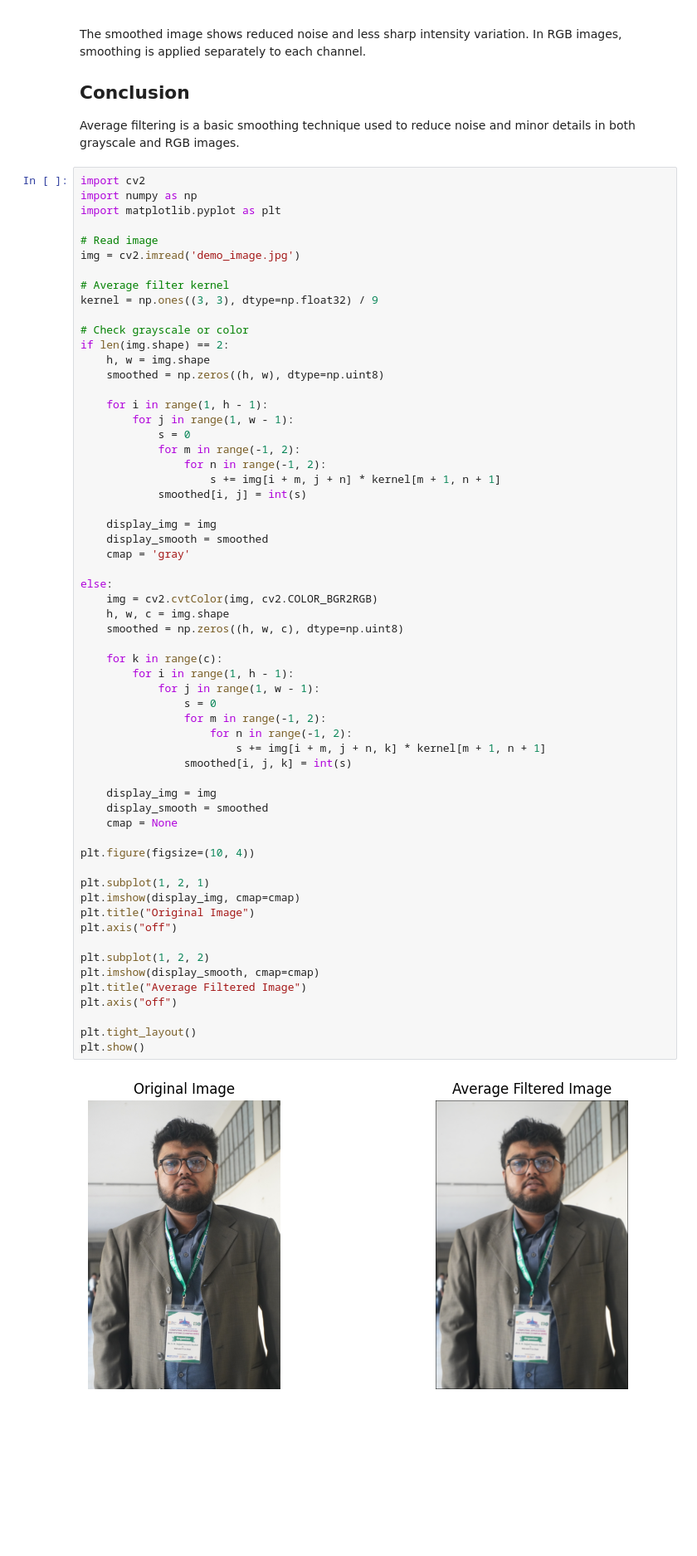
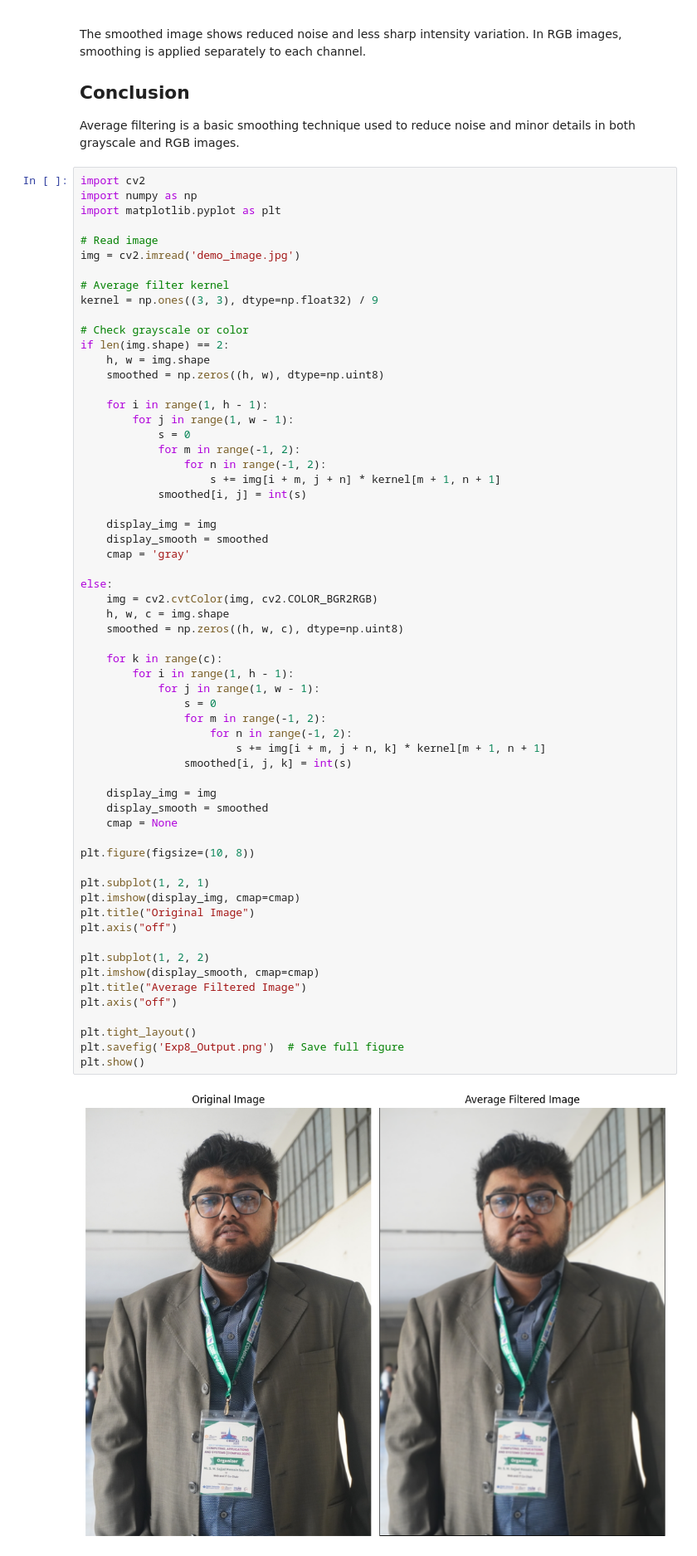
Before and after one commit to SajjadHossainSoykot/ICT-4104-Digital-Signal-and-Image-Processing-Laboratory, a Jupyter notebook: Exp8_AvgFilterSmooth.ipynb, the cells around one changed output. Shown at 83% size. Saved outputs shown, nothing was run; the diff lists cells and outputs as text; blank space fills up the shorter version.

Commit message:
Update Exp8_Output.png with new visual representation

```diff
--- a/Exp8_AvgFilterSmooth.ipynb
+++ b/Exp8_AvgFilterSmooth.ipynb
@@ -100,32 +100,33 @@ else:
     h, w, c = img.shape
     smoothed = np.zeros((h, w, c), dtype=np.uint8)
 
     for k in range(c):
         for i in range(1, h - 1):
             for j in range(1, w - 1):
                 s = 0
                 for m in range(-1, 2):
                     for n in range(-1, 2):
                         s += img[i + m, j + n, k] * kernel[m + 1, n + 1]
                 smoothed[i, j, k] = int(s)
 
     display_img = img
     display_smooth = smoothed
     cmap = None
 
-plt.figure(figsize=(10, 4))
+plt.figure(figsize=(10, 8))
 
 plt.subplot(1, 2, 1)
 plt.imshow(display_img, cmap=cmap)
 plt.title("Original Image")
 plt.axis("off")
 
 plt.subplot(1, 2, 2)
 plt.imshow(display_smooth, cmap=cmap)
 plt.title("Average Filtered Image")
 plt.axis("off")
 
 plt.tight_layout()
+plt.savefig('Exp8_Output.png')  # Save full figure
 plt.show()
 # %% [output]
-[figure, old version]
+[figure, new version]
```
Also changed, not shown: 1 other file.
